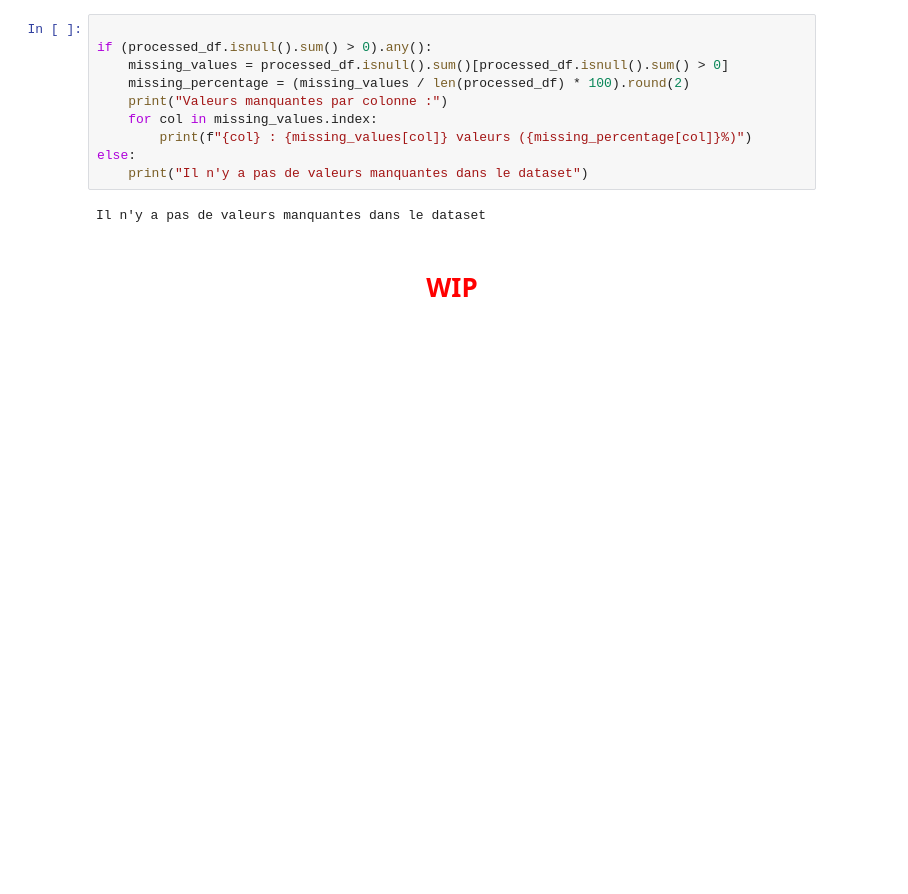
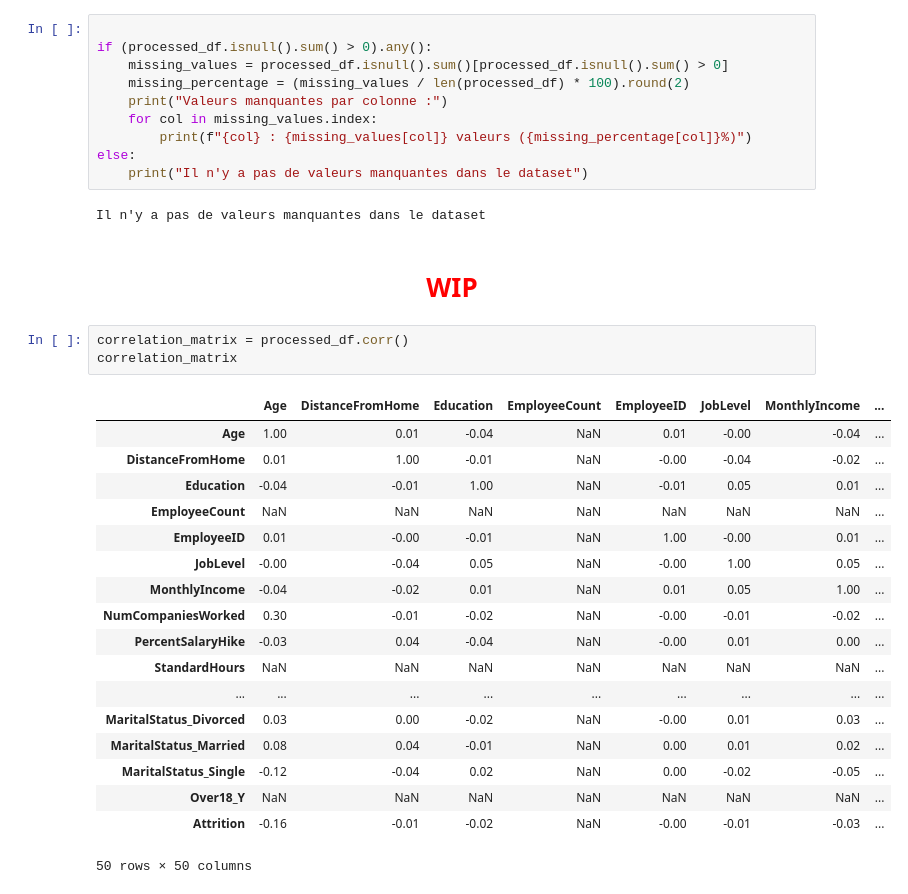
Before and after one commit to warren-gaure/projet-ia, a Jupyter notebook: notebooks/Livrable.ipynb, the cells around one changed output. Saved outputs shown, nothing was run; the diff lists cells and outputs as text; blank space fills up the shorter version.

```diff
--- a/notebooks/Livrable.ipynb
+++ b/notebooks/Livrable.ipynb
@@ -398,3 +403,25 @@ else:
 Il n'y a pas de valeurs manquantes dans le dataset
 # %% [markdown]
 # <font color="red"><center>**WIP**</center></font>
+# %%
+correlation_matrix = processed_df.corr()
+correlation_matrix
+# %% [output]
+|  | Age | DistanceFromHome | Education | EmployeeCount | EmployeeID | JobLevel | MonthlyIncome | ... |
+| Age | 1.00 | 0.01 | -0.04 | NaN | 0.01 | -0.00 | -0.04 | ... |
+| DistanceFromHome | 0.01 | 1.00 | -0.01 | NaN | -0.00 | -0.04 | -0.02 | ... |
+| Education | -0.04 | -0.01 | 1.00 | NaN | -0.01 | 0.05 | 0.01 | ... |
+| EmployeeCount | NaN | NaN | NaN | NaN | NaN | NaN | NaN | ... |
+| EmployeeID | 0.01 | -0.00 | -0.01 | NaN | 1.00 | -0.00 | 0.01 | ... |
+| JobLevel | -0.00 | -0.04 | 0.05 | NaN | -0.00 | 1.00 | 0.05 | ... |
+| MonthlyIncome | -0.04 | -0.02 | 0.01 | NaN | 0.01 | 0.05 | 1.00 | ... |
+| NumCompaniesWorked | 0.30 | -0.01 | -0.02 | NaN | -0.00 | -0.01 | -0.02 | ... |
+| PercentSalaryHike | -0.03 | 0.04 | -0.04 | NaN | -0.00 | 0.01 | 0.00 | ... |
+| StandardHours | NaN | NaN | NaN | NaN | NaN | NaN | NaN | ... |
+| ... | ... | ... | ... | ... | ... | ... | ... | ... |
+| MaritalStatus_Divorced | 0.03 | 0.00 | -0.02 | NaN | -0.00 | 0.01 | 0.03 | ... |
+| MaritalStatus_Married | 0.08 | 0.04 | -0.01 | NaN | 0.00 | 0.01 | 0.02 | ... |
+| MaritalStatus_Single | -0.12 | -0.04 | 0.02 | NaN | 0.00 | -0.02 | -0.05 | ... |
+| Over18_Y | NaN | NaN | NaN | NaN | NaN | NaN | NaN | ... |
+| Attrition | -0.16 | -0.01 | -0.02 | NaN | -0.00 | -0.01 | -0.03 | ... |
+50 rows × 50 columns
```
Also changed, not shown: parts of 16 cells of this notebook.
